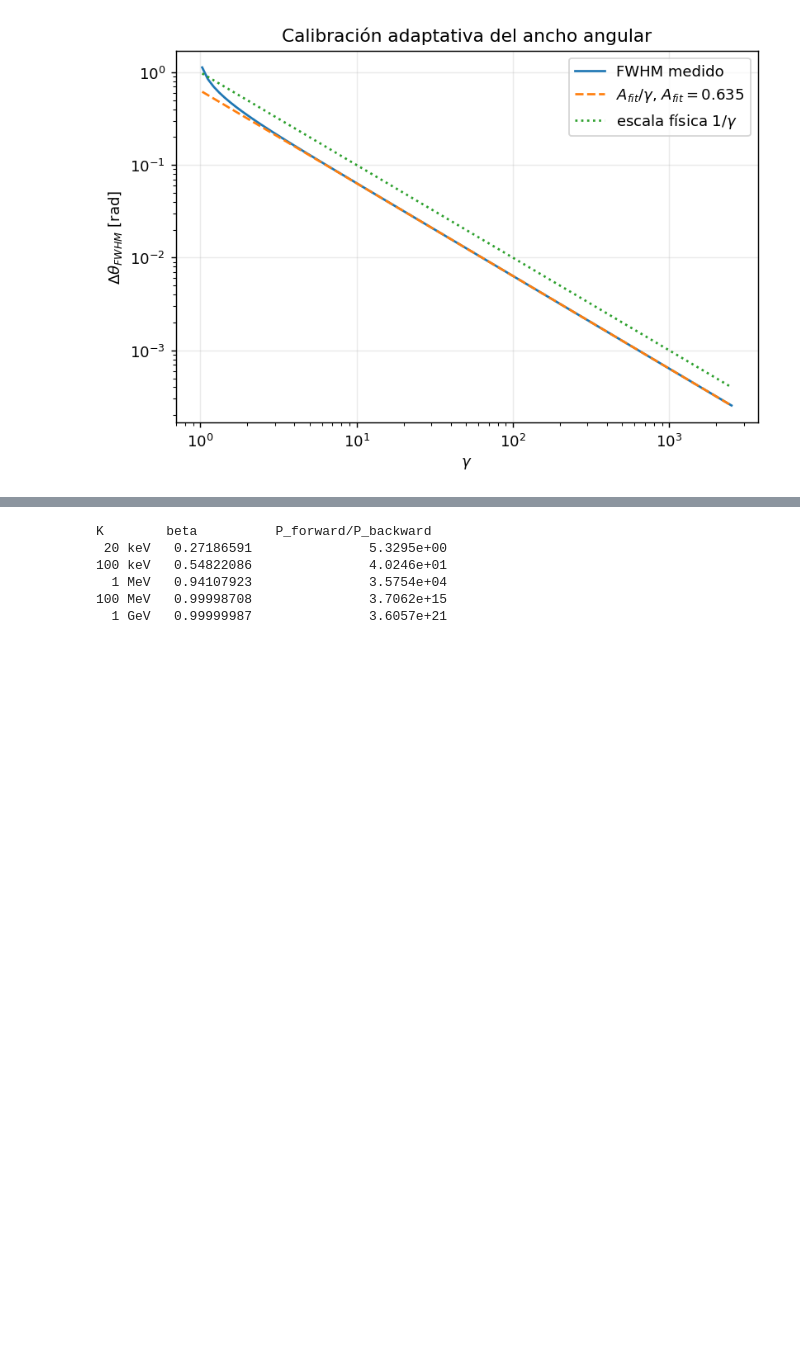
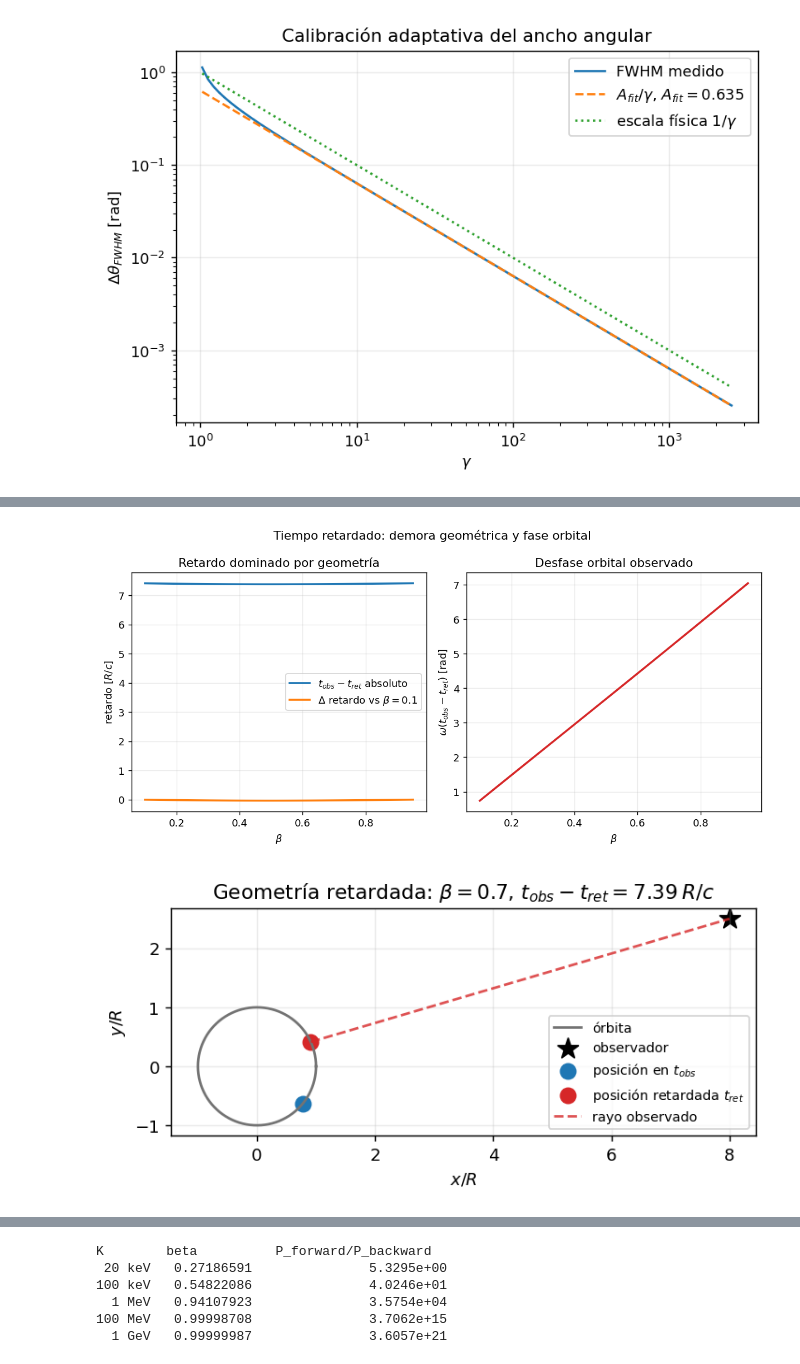
Before and after one commit to JuanJ27/Base, a Jupyter notebook: Python/electrodos/Electro2/electro2.ipynb, the cells around one changed output, grey strips where cells are left out. Drawn from its saved outputs; the diff is of its cells as text; code cells hidden in the pictures; blank space fills up the shorter version.

```diff
--- a/Python/electrodos/Electro2/electro2.ipynb
+++ b/Python/electrodos/Electro2/electro2.ipynb
@@ -337 +434,79 @@ A_fit = 0.6352 rad
+# %%
+def rq_circular(t, beta=0.7, R=1.0):
+    """Posición de una carga en órbita circular normalizada con c=1."""
+    t = np.asarray(t, dtype=float)
+    omega = beta / R
+    return np.stack([R*np.cos(omega*t), R*np.sin(omega*t), np.zeros_like(t)], axis=-1)
+
+
+def retarded_time_bisect(t_obs, r_obs, beta=0.7, R=1.0, tol=1e-11, max_iter=100):
+    """Resuelve t_obs = t_ret + |r_obs-rq(t_ret)| por bisección."""
+    r_obs = np.asarray(r_obs, dtype=float)
+
+    def f(t_ret):
+        distance = np.linalg.norm(r_obs - rq_circular(t_ret, beta=beta, R=R))
+        return t_ret + distance - t_obs
+
+    hi = t_obs
+    lo = t_obs - np.linalg.norm(r_obs) - R - 10*R/max(beta, 1e-3)
+    while f(lo) > 0:
+        lo -= max(1.0, 2.0*abs(hi - lo))
+    for _ in range(max_iter):
+        mid = 0.5*(lo + hi)
+        if f(mid) <= 0:
+            lo = mid
+        else:
+            hi = mid
+        if abs(hi - lo) < tol:
+            break
+    return 0.5*(lo + hi)
+
+obs = np.array([8.0, 2.5, 0.0])
+t_obs_demo = 8.0
+ret_data = []
+for beta in np.linspace(0.1, 0.95, 80):
+    t_ret = retarded_time_bisect(t_obs_demo, obs, beta=beta)
+    delay = t_obs_demo - t_ret
+    phase_lag = beta * delay
+    gamma_beta = 1.0 / np.sqrt(1.0 - beta**2)
+    ret_data.append((beta, gamma_beta, delay, phase_lag))
+ret_data = np.array(ret_data)
+
+fig, axs = plt.subplots(1, 2, figsize=(9.4, 4.6))
+axs[0].plot(ret_data[:, 0], ret_data[:, 2], lw=2, label=r"$t_{obs}-t_{ret}$ absoluto")
+axs[0].plot(ret_data[:, 0], ret_data[:, 2] - ret_data[0, 2], lw=2, label=r"$\Delta$ retardo vs $\beta=0.1$")
+axs[0].set_xlabel(r"$\beta$")
+axs[0].set_ylabel(r"retardo [$R/c$]")
+axs[0].set_title("Retardo dominado por geometría")
+axs[0].legend(loc="best")
+axs[1].plot(ret_data[:, 0], ret_data[:, 3], lw=2, color="tab:red")
+axs[1].set_xlabel(r"$\beta$")
+axs[1].set_ylabel(r"$\omega(t_{obs}-t_{ret})$ [rad]")
+axs[1].set_title("Desfase orbital observado")
+fig.suptitle("Tiempo retardado: demora geométrica y fase orbital")
+fig.tight_layout()
+savefig("retarded_time_vs_beta.png")
+plt.show()
+
+beta_demo = 0.7
+t_ret_demo = retarded_time_bisect(t_obs_demo, obs, beta=beta_demo)
+now = rq_circular(t_obs_demo, beta=beta_demo)
+old = rq_circular(t_ret_demo, beta=beta_demo)
+phase_path = np.linspace(0.0, 2*np.pi, 500)
+fig, ax = plt.subplots(figsize=(6.2, 5.6))
+ax.plot(np.cos(phase_path), np.sin(phase_path), color="0.45", lw=1.5, label="órbita")
+ax.scatter([obs[0]], [obs[1]], marker="*", s=160, color="black", label="observador")
+ax.scatter([now[0]], [now[1]], s=80, color="tab:blue", label=r"posición en $t_{obs}$")
+ax.scatter([old[0]], [old[1]], s=80, color="tab:red", label=r"posición retardada $t_{ret}$")
+ax.plot([old[0], obs[0]], [old[1], obs[1]], "--", color="tab:red", alpha=0.8, label="rayo observado")
+ax.set_aspect("equal")
+ax.set_xlabel(r"$x/R$")
+ax.set_ylabel(r"$y/R$")
+ax.set_title(fr"Geometría retardada: $\beta={beta_demo}$, $t_{{obs}}-t_{{ret}}={t_obs_demo-t_ret_demo:.2f}\,R/c$")
+ax.legend(loc="best", fontsize=8)
+savefig("retarded_position_geometry.png")
+plt.show()
+# %% [output]
+[figure, added]
+[figure, added]
 # %% [markdown]
```
Also changed, not shown: parts of 23 cells of this notebook, 2 other files.
